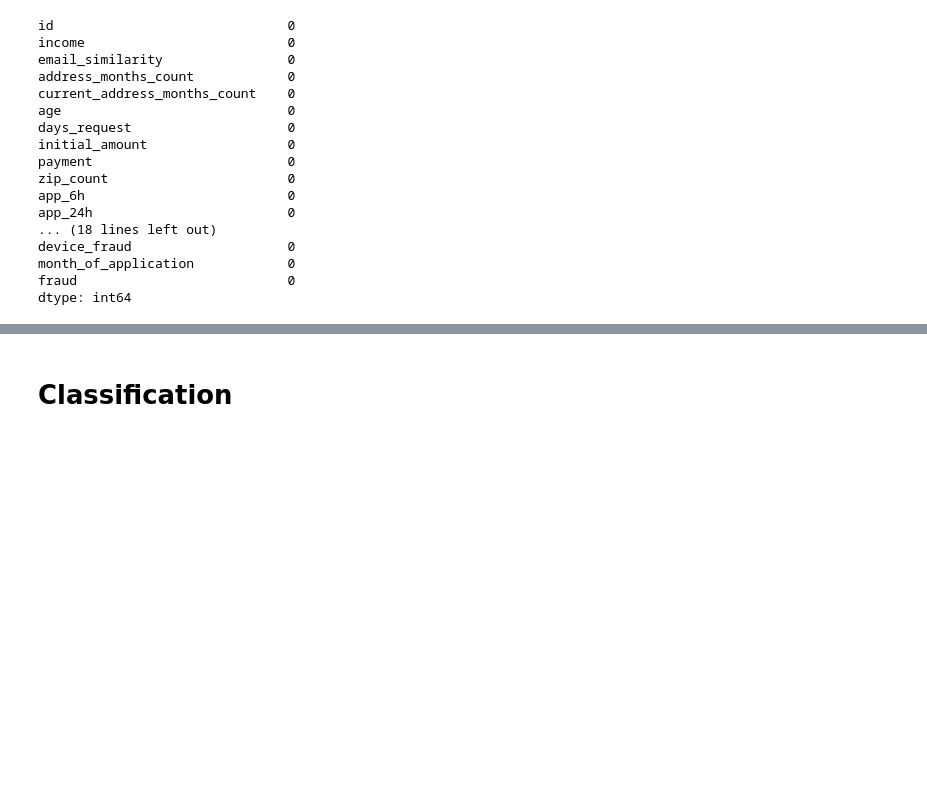
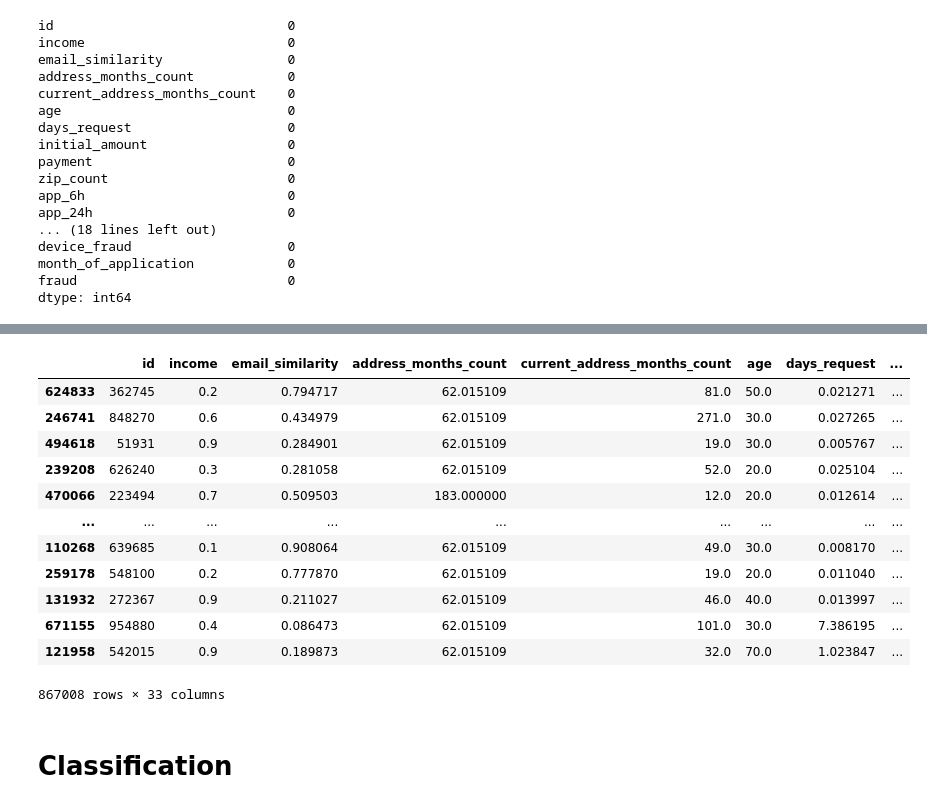
Before and after one commit to syakhrul-afandi/fraud-detection, a Jupyter notebook: Portofolio-1.ipynb, the cells around one changed output, grey strips where cells are left out. Cells and saved outputs as stored; diff of their text form; code cells hidden in the pictures; blank space fills up the shorter version.

```diff
--- a/Portofolio-1.ipynb
+++ b/Portofolio-1.ipynb
@@ -87,14 +103,14 @@ data.head()
 # %%
 categoric = list(data.select_dtypes(include=['object']).columns)
 categoric_encode = ["email_status","foreign","mobile_status", "other_cards", "phone_status", "month_of_application", "keep_alive"]
-numerik = [item for item in list(data.columns) if item not in set(categoric+categoric_encode+["id"])]
+numerik = [item for item in list(data.columns) if item not in set(categoric+categoric_encode+["id", "fraud"])]
 # %%
 for i in categoric:
     data[i].fillna(data[i].mode()[0], inplace=True)
 for i in categoric_encode:
     data[i].fillna(data[i].mode()[0], inplace=True)
 for i in numerik:
-    data[i].fillna(data[i].mode()[0], inplace=True)
+    data[i].fillna(data[i].mean(), inplace=True)
 # %%
 data.isna().sum()
 # %% [output]
@@ -127,3 +141,19 @@ WARNING:tensorflow:From c:\Users\HP\AppData\Local\Programs\Python\Python311\Lib\
 # %%
 # Split the data into training and testing sets
 train_df, test_df = train_test_split(data, test_size=0.2, random_state=42)
+# %%
+train_df
+# %% [output]
+|  | id | income | email_similarity | address_months_count | current_address_months_count | age | days_request | ... |
+| 624833 | 362745 | 0.2 | 0.794717 | 62.015109 | 81.0 | 50.0 | 0.021271 | ... |
+| 246741 | 848270 | 0.6 | 0.434979 | 62.015109 | 271.0 | 30.0 | 0.027265 | ... |
+| 494618 | 51931 | 0.9 | 0.284901 | 62.015109 | 19.0 | 30.0 | 0.005767 | ... |
+| 239208 | 626240 | 0.3 | 0.281058 | 62.015109 | 52.0 | 20.0 | 0.025104 | ... |
+| 470066 | 223494 | 0.7 | 0.509503 | 183.000000 | 12.0 | 20.0 | 0.012614 | ... |
+| ... | ... | ... | ... | ... | ... | ... | ... | ... |
+| 110268 | 639685 | 0.1 | 0.908064 | 62.015109 | 49.0 | 30.0 | 0.008170 | ... |
+| 259178 | 548100 | 0.2 | 0.777870 | 62.015109 | 19.0 | 20.0 | 0.011040 | ... |
+| 131932 | 272367 | 0.9 | 0.211027 | 62.015109 | 46.0 | 40.0 | 0.013997 | ... |
+| 671155 | 954880 | 0.4 | 0.086473 | 62.015109 | 101.0 | 30.0 | 7.386195 | ... |
+| 121958 | 542015 | 0.9 | 0.189873 | 62.015109 | 32.0 | 70.0 | 1.023847 | ... |
+867008 rows × 33 columns
```
Also changed, not shown: parts of 17 cells of this notebook.
